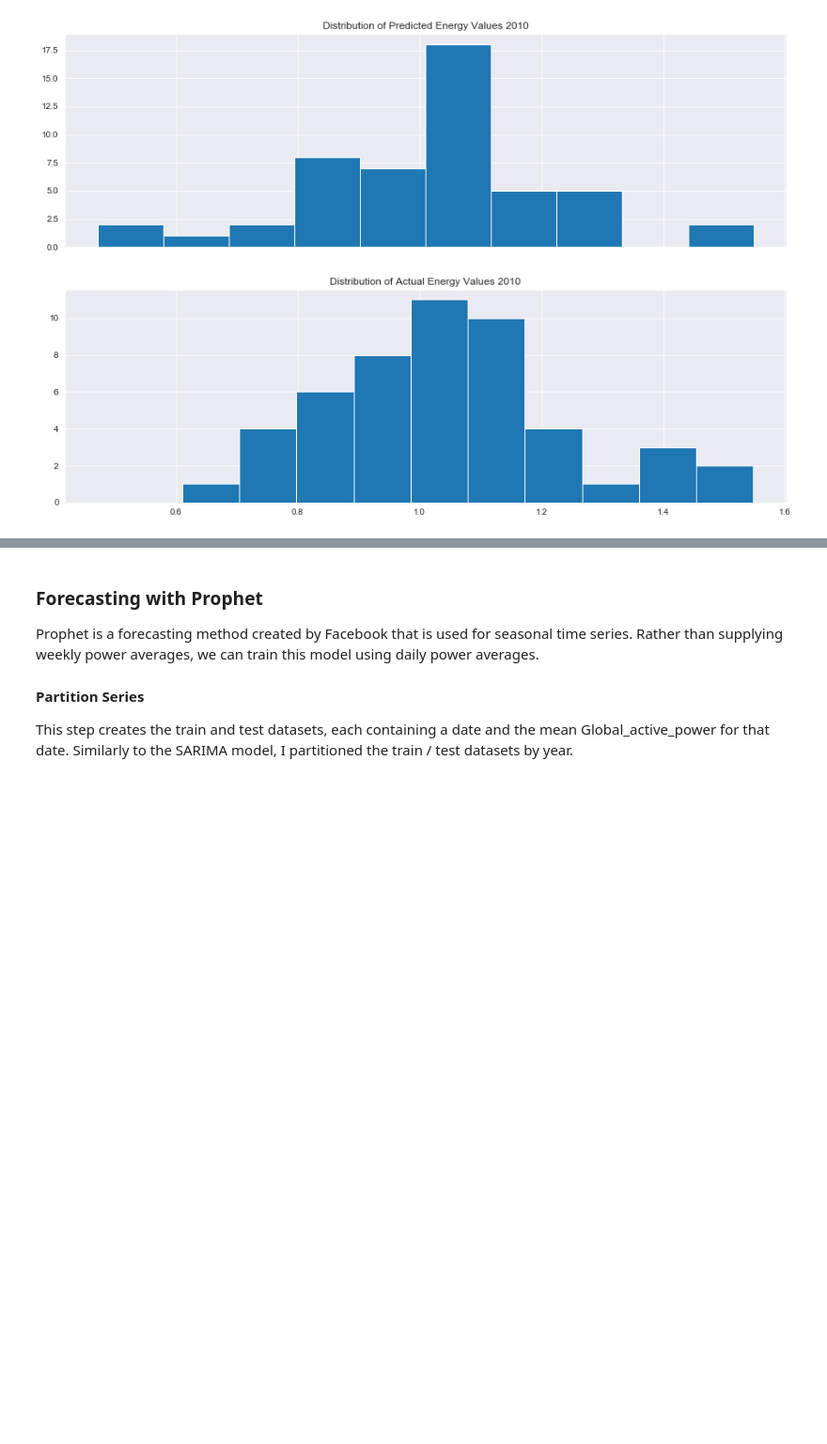
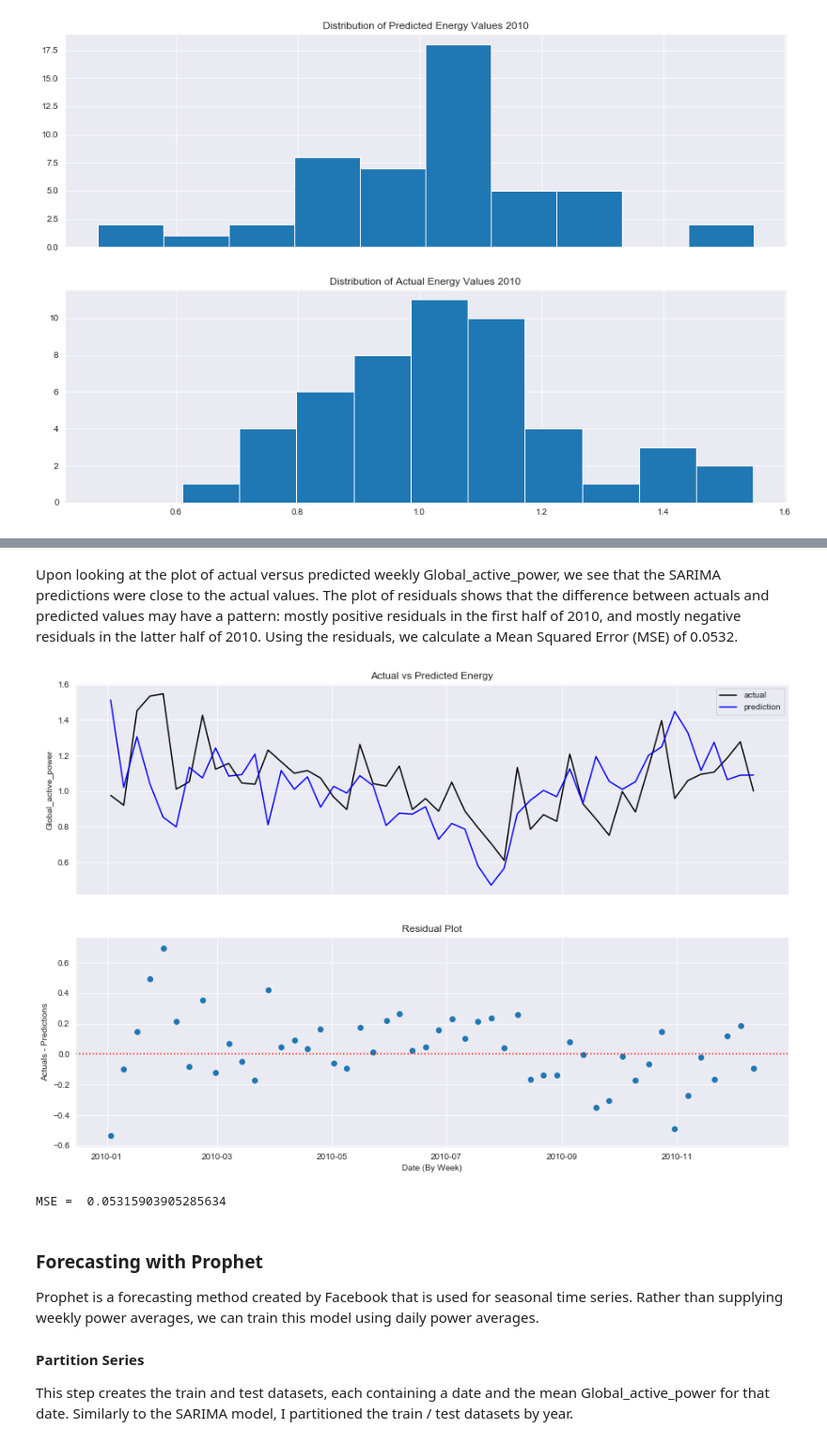
Before and after one commit to mkivenson/Household-Power-Consumption, a Jupyter notebook: Energy_Analysis.ipynb, the cells around one changed output, grey strips where cells are left out. Shown: that part at 94% size. Drawn from its saved outputs; the diff is of its cells as text; code cells hidden in the pictures; blank space fills up the shorter version.

```diff
--- a/Energy_Analysis.ipynb
+++ b/Energy_Analysis.ipynb
@@ -426,7 +426,7 @@ Freq: W-SUN, dtype: float64
 # %% [markdown]
 To extract forecasts, we indicate the date range that we are forecasting (most of 2010) in the .predict function below. The start and end indices of this function require exact values that are based on the seasonal_order specified in the SARIMA function.
 # %%
-predictions = results.predict(start='2010-01-10', end='2010-12-19')
+predictions = results.predict(start='2010-01-03', end='2010-12-19')
 # %% [markdown]
 #### Evaluate Performance
 # %% [markdown]
@@ -457,0 +448,14 @@ plt.show()
+# %%
+#merge on Date_Time
+test[['Global_active_power']].resample('W').mean().reset_index()
+prediction = pd.DataFrame(predictions).reset_index()
+prediction.columns = ['Date_Time','Global_active_power']
+
+res = pd.merge(test[['Global_active_power']].resample('W').mean(),
+               prediction,
+               how='left',
+               on='Date_Time')
+
+res.columns = ['Date_Time','actual','predictions']
+res.insert(3, 'residuals', res['actual'] - res['predictions']) #residuals
+res.head()
@@ -458,3 +470,29 @@ plt.show()
+# %% [markdown]
+Upon looking at the plot of actual versus predicted weekly Global_active_power, we see that the SARIMA predictions were close to the actual values. The plot of residuals shows that the difference between actuals and predicted values may have a pattern: mostly positive residuals in the first half of 2010, and mostly negative residuals in the latter half of 2010. Using the residuals, we calculate a Mean Squared Error (MSE) of 0.0532.
+# %%
+f, axes = plt.subplots(2, figsize=(15, 10), sharex=True)
+
+#plot of actual vs predictions
+axes[0].plot(res['Date_Time'],res['actual'], color='black', label='actual')
+axes[0].plot(res['Date_Time'],res['predictions'], color='blue', label='prediction')
+axes[0].set_title('Actual vs Predicted Energy')
+axes[0].set_ylabel('Global_active_power')
+axes[0].legend()
+
+#plot of actual - predictions
+axes[1].scatter(res['Date_Time'],(res['actual'] - res['predictions']))
+axes[1].set_title('Residual Plot')
+axes[1].set_xlabel('Date (By Week)')
+axes[1].set_ylabel('Actuals - Predictions')
+axes[1].axhline(y=0, color='r', linestyle=':')
+
+plt.show()
+
+#MSE
+print("MSE = ", np.mean(res['residuals']**2)) #MSE
+# %% [output]
+[figure, added]
+MSE =  0.05315903905285634
 # %% [markdown]
 ### Forecasting with Prophet
 Prophet is a forecasting method created by Facebook that is used for seasonal time series. Rather than supplying weekly power averages, we can train this model using daily power averages.
```
Also changed, not shown: parts of 9 cells of this notebook.
